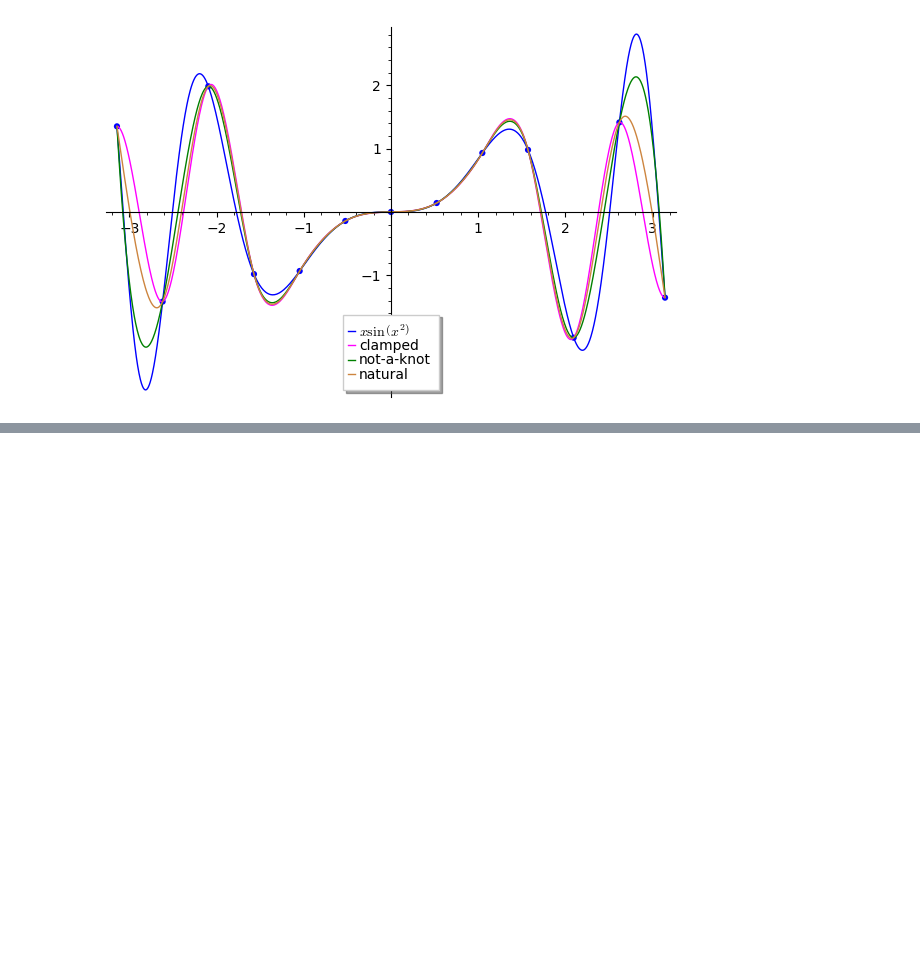
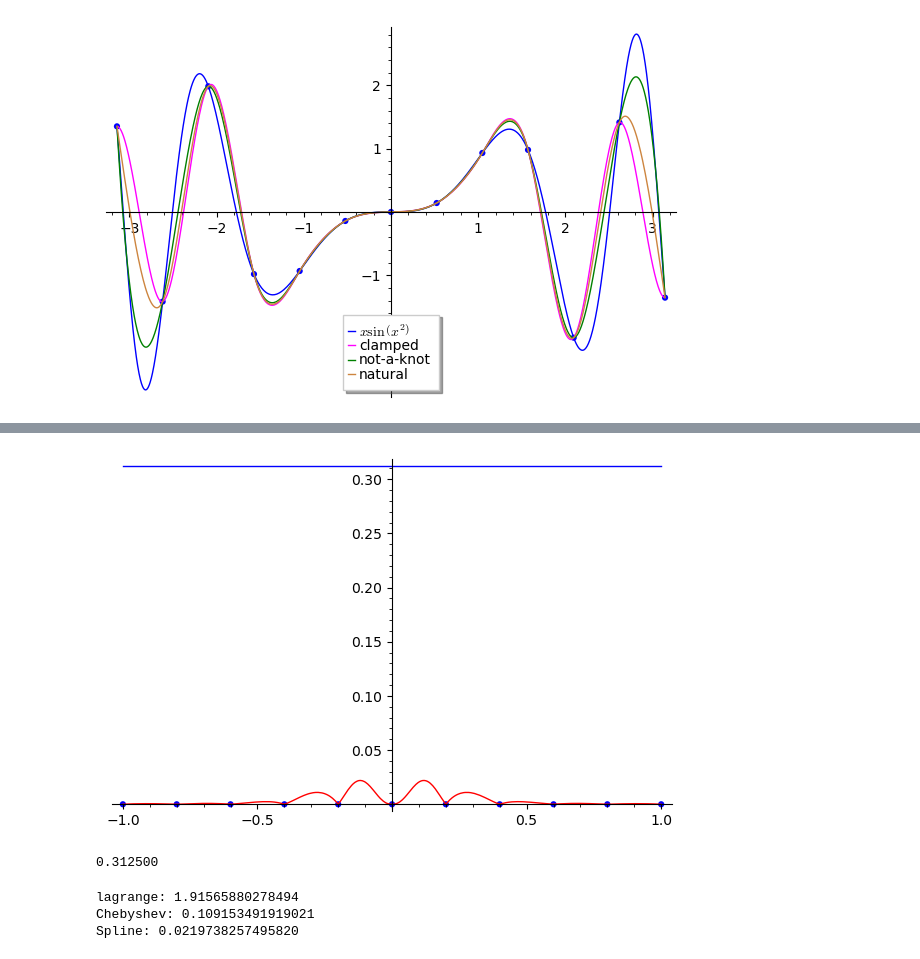
Before and after one commit to jaruizca/Codigo_Intepolacion_Polinomial_Segmentaria, a Jupyter notebook: Notebook.ipynb, the cells around one changed output, grey strips where cells are left out. Cells and saved outputs as stored; diff of their text form; code cells hidden in the pictures; blank space fills up the shorter version.

```diff
--- a/Notebook.ipynb
+++ b/Notebook.ipynb
@@ -229,0 +297,4 @@ P.save("figuras/xsinxsr_CubicSpline_n13.svg",dpi=150)
+# %%
+P_error.plot()
+# %% [output]
+[figure, added]
@@ -229,0 +303,4 @@ P.save("figuras/xsinxsr_CubicSpline_n13.svg",dpi=150)
+# %%
+E(x).n(digits=6)
+# %% [output]
+0.312500
@@ -229,0 +318,8 @@ P.save("figuras/xsinxsr_CubicSpline_n13.svg",dpi=150)
+# %%
+print("lagrange:", P_Lagrange.error(10_000))
+print("Chebyshev:", P_Chebyshev.error(10_000))
+print("Spline:", P_Spline.error(10_000))
+# %% [output]
+lagrange: 1.91565880278494
+Chebyshev: 0.109153491919021
+Spline: 0.0219738257495820
```
Also changed, not shown: parts of 17 cells of this notebook.
